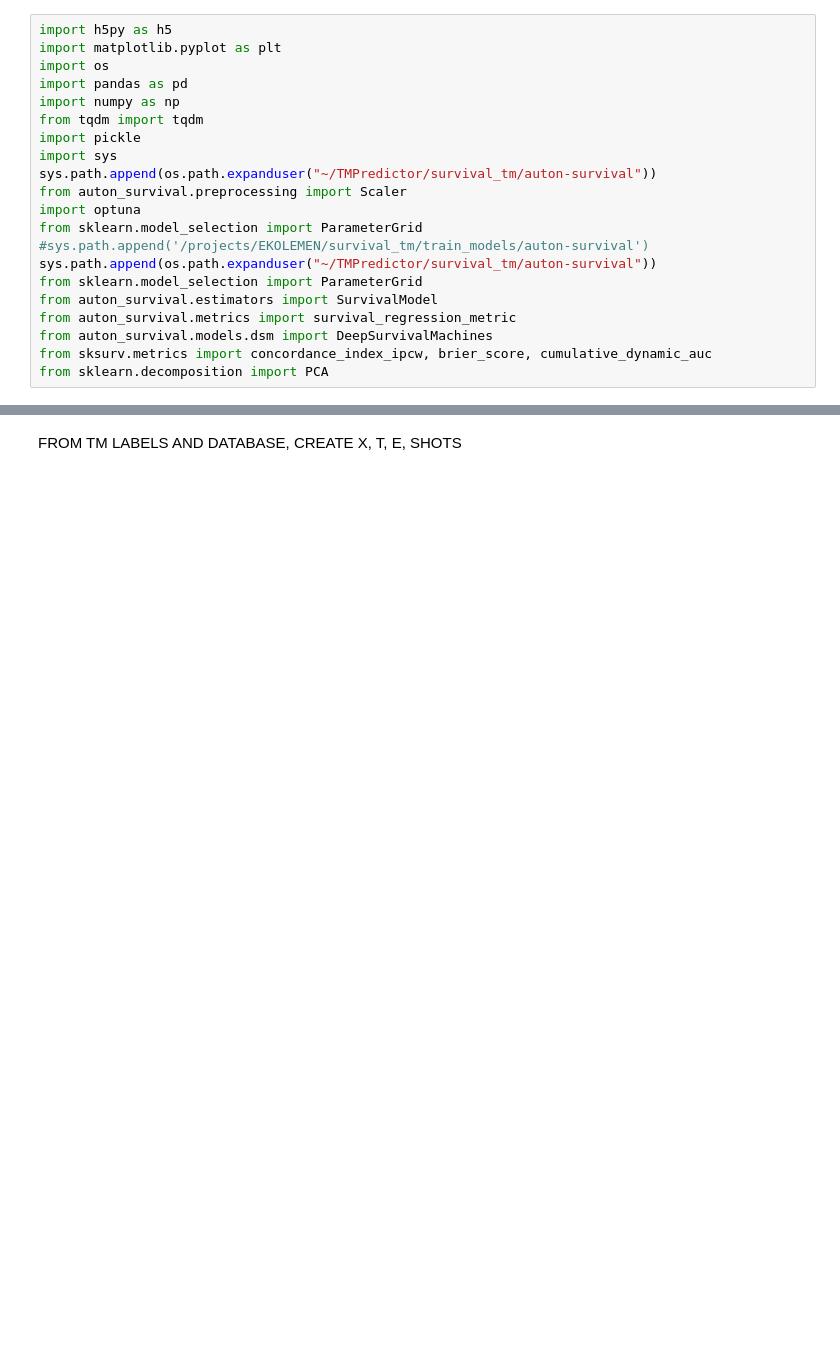
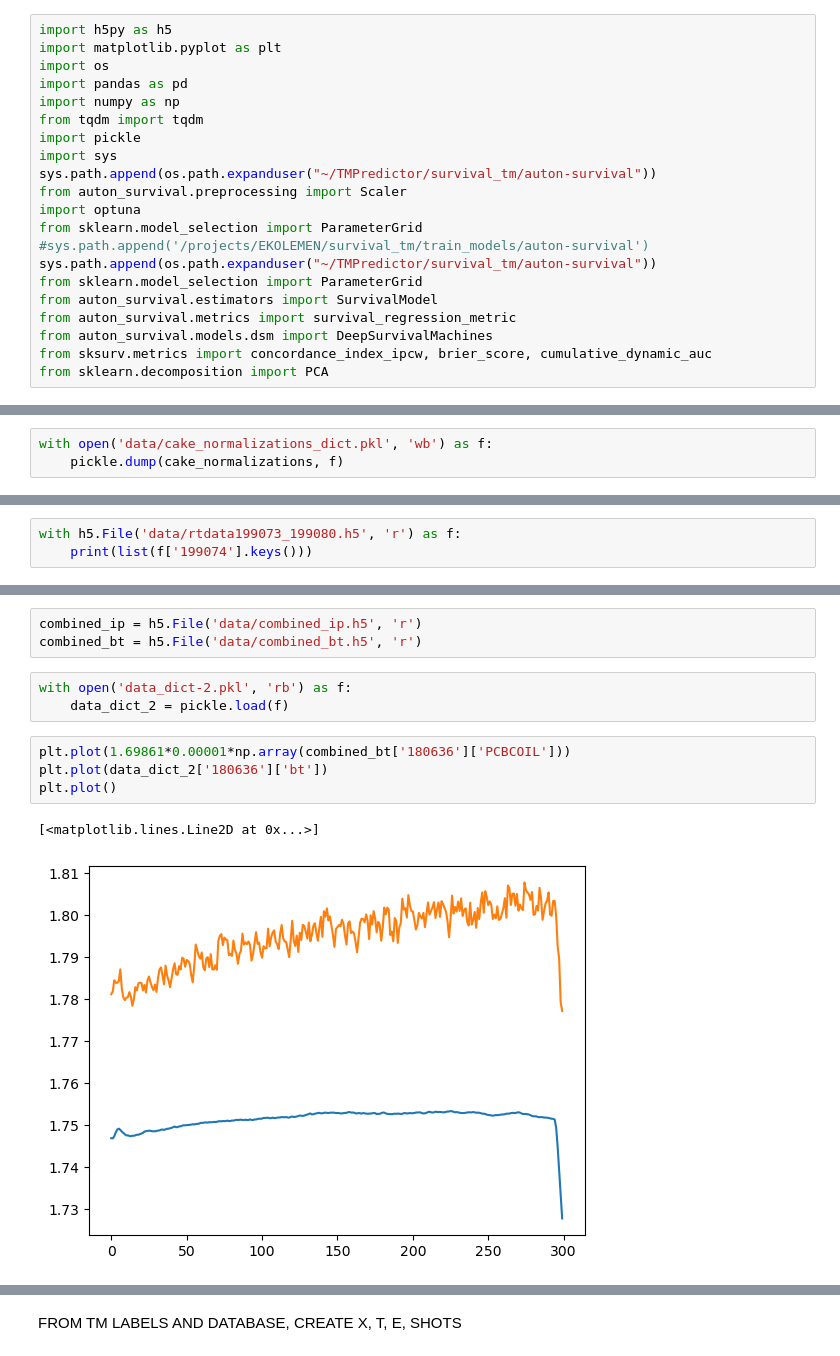
Before and after one commit to PlasmaControl/TearingModeSurvival, a Jupyter notebook: data_processing.ipynb, the cells around one changed output, grey strips where cells are left out. Saved outputs shown, nothing was run; the diff lists cells and outputs as text; blank space fills up the shorter version.

```diff
--- a/data_processing.ipynb
+++ b/data_processing.ipynb
@@ -21,0 +557,3 @@ from sklearn.decomposition import PCA
+# %%
+with open('data/cake_normalizations_dict.pkl', 'wb') as f:
+    pickle.dump(cake_normalizations, f)
@@ -21,0 +661,3 @@ from sklearn.decomposition import PCA
+# %%
+with h5.File('data/rtdata199073_199080.h5', 'r') as f:
+    print(list(f['199074'].keys()))
@@ -21,0 +688,13 @@ from sklearn.decomposition import PCA
+# %%
+combined_ip = h5.File('data/combined_ip.h5', 'r')
+combined_bt = h5.File('data/combined_bt.h5', 'r')
+# %%
+with open('data_dict-2.pkl', 'rb') as f:
+    data_dict_2 = pickle.load(f)
+# %%
+plt.plot(1.69861*0.00001*np.array(combined_bt['180636']['PCBCOIL']))
+plt.plot(data_dict_2['180636']['bt'])
+plt.plot()
+# %% [output]
+[<matplotlib.lines.Line2D at 0x...>]
+[figure, added]
```
Also changed, not shown: parts of 47 cells of this notebook.
